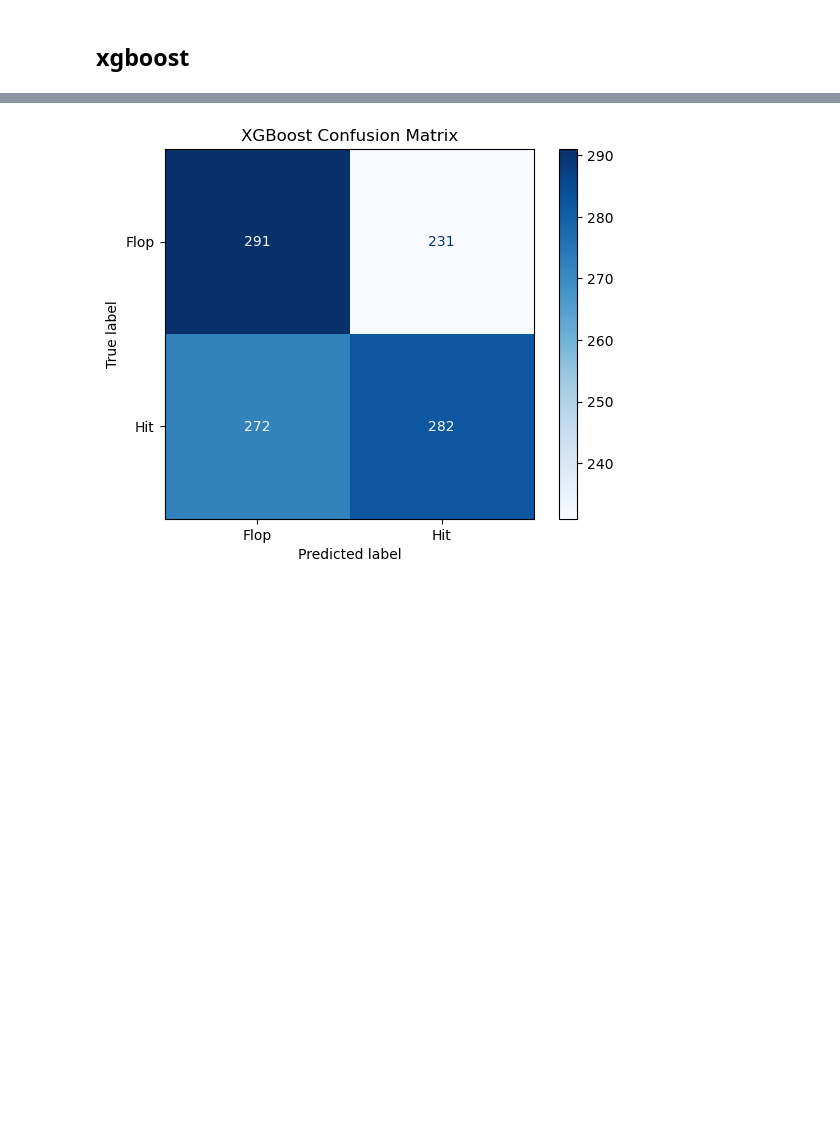
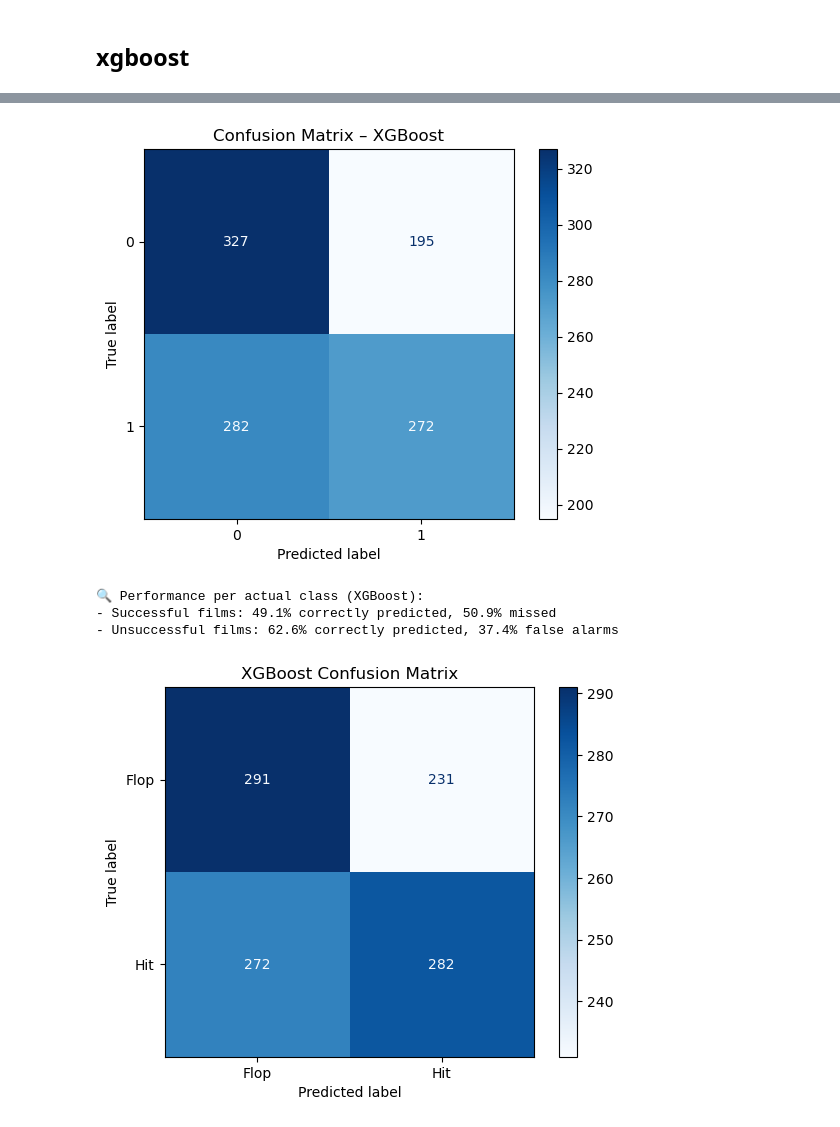
Before and after one commit to matyasfric/4IZ565-Python-project-Hit-or-Flop-movie-prediction, a Jupyter notebook: Main.ipynb, the cells around one changed output, grey strips where cells are left out. Saved outputs shown, nothing was run; the diff lists cells and outputs as text; code cells hidden in the pictures; blank space fills up the shorter version.

Commit message:
Přidáno více vstupních features pro zpřesnění modelu, předělanej xgboost s laděnim hyperparametrů + confusion matrix

```diff
--- a/Main.ipynb
+++ b/Main.ipynb
@@ -200,3 +277,30 @@ Performance per actual class:
+# %%
+from sklearn.metrics import confusion_matrix, ConfusionMatrixDisplay
+import matplotlib.pyplot as plt
+import numpy as np
+
+# Predict
+y_pred_xgb = grid_xgb.predict(X_test)
+
+# Confusion matrix
+cm_xgb = confusion_matrix(y_test, y_pred_xgb)
+disp_xgb = ConfusionMatrixDisplay(confusion_matrix=cm_xgb)
+disp_xgb.plot(cmap="Blues")
+plt.title("Confusion Matrix – XGBoost")
+plt.show()
+
+# Procentuální vyhodnocení
+row_totals = cm_xgb.sum(axis=1)
+cm_percent_rows = cm_xgb / row_totals[:, np.newaxis] * 100
+
+print(f"\n🔍 Performance per actual class (XGBoost):")
+print(f"- Successful films: {cm_percent_rows[1,1]:.1f}% correctly predicted, {cm_percent_rows[1,0]:.1f}% missed")
+print(f"- Unsuccessful films: {cm_percent_rows[0,0]:.1f}% correctly predicted, {cm_percent_rows[0,1]:.1f}% false alarms")
+# %% [output]
+[figure, added]
+🔍 Performance per actual class (XGBoost):
+- Successful films: 49.1% correctly predicted, 50.9% missed
+- Unsuccessful films: 62.6% correctly predicted, 37.4% false alarms
 # %%
 import pandas as pd
 import numpy as np
```
Also changed, not shown: parts of 1 cell of this notebook.
